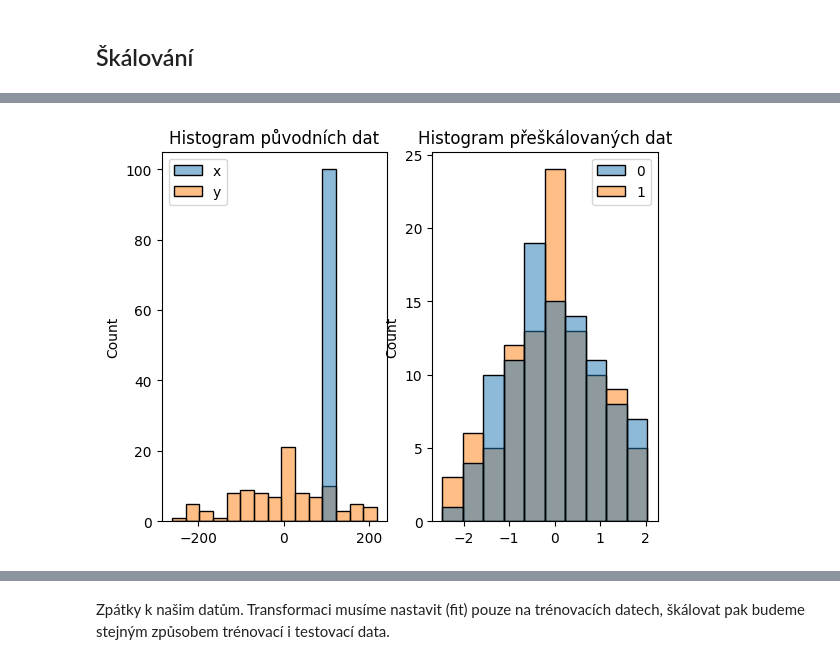
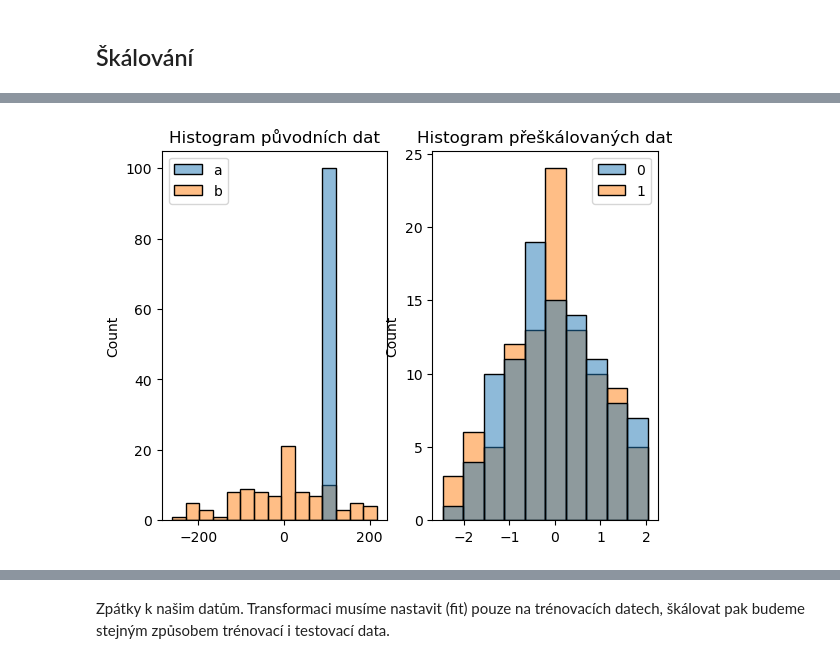
Before and after one commit to PyDataCZ/pyladies-kurz, a Jupyter notebook: lessons/pydata/scikitlearn_api/index.ipynb, the cells around one changed output, grey strips where cells are left out. Cells and saved outputs as stored; diff of their text form; code cells hidden in the pictures.

```diff
--- a/lessons/pydata/scikitlearn_api/index.ipynb
+++ b/lessons/pydata/scikitlearn_api/index.ipynb
@@ -180,2 +237,10 @@ StandardScaler nám hodnoty přeškáluje, aby zhruba odpovídaly normálnímu r
 
 Nejprve si ukažme jednoduchý příklad.
+# %%
+from sklearn.preprocessing import StandardScaler
+import matplotlib.pyplot as plt
+import seaborn as sns
+
+# vygeneruje 20 náhodných bodů
+example = pd.DataFrame({"a": 100+np.random.randn(100), "b": 100*np.random.randn(100)})
+example.head(20)
@@ -182,18 +277,11 @@ Nejprve si ukažme jednoduchý příklad.
 # %%
-from sklearn.preprocessing import StandardScaler
-import matplotlib.pyplot as plt
-import seaborn as sns
-
-# vygeneruje 20 náhodných bodů
-example = pd.DataFrame({"x": 100+np.random.randn(100), "y": 100*np.random.randn(100)})
-
 example_scaler = StandardScaler()
 transformed_example = example_scaler.fit_transform(example)
 
 fig, (ax1, ax2) = plt.subplots(ncols=2)
 ax1.set_title("Histogram původních dat")
 sns.histplot(example, ax=ax1)
 ax2.set_title("Histogram přeškálovaných dat")
 sns.histplot(transformed_example, ax=ax2);
 # %% [output]
-[figure, old version]
+[figure, new version]
```
Also changed, not shown: parts of 25 cells of this notebook.
